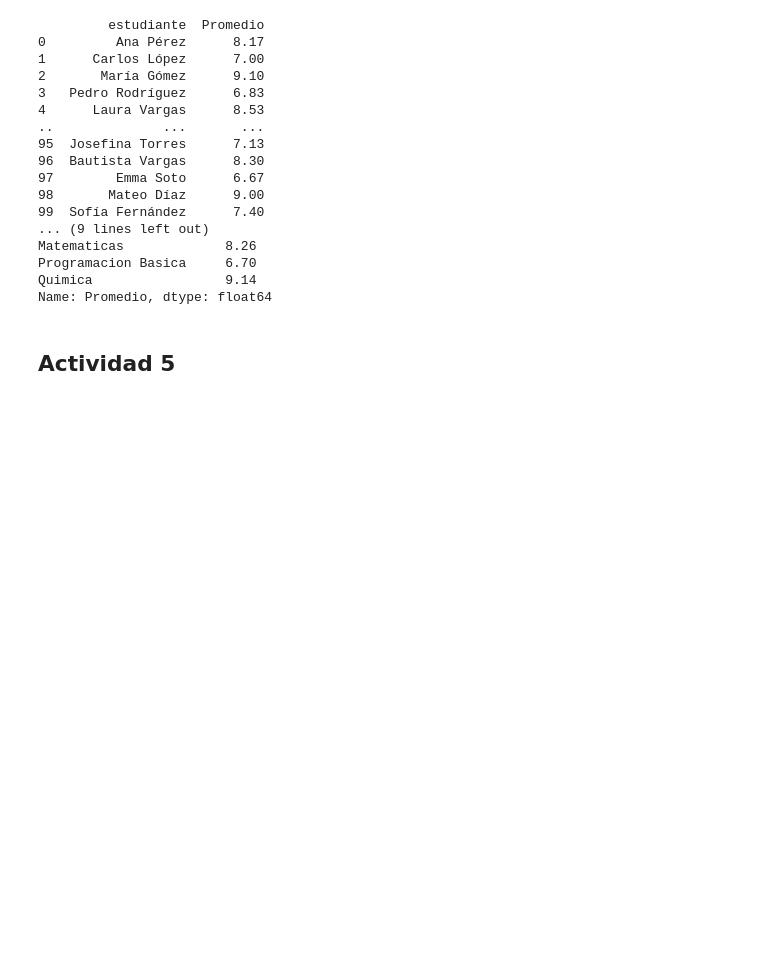
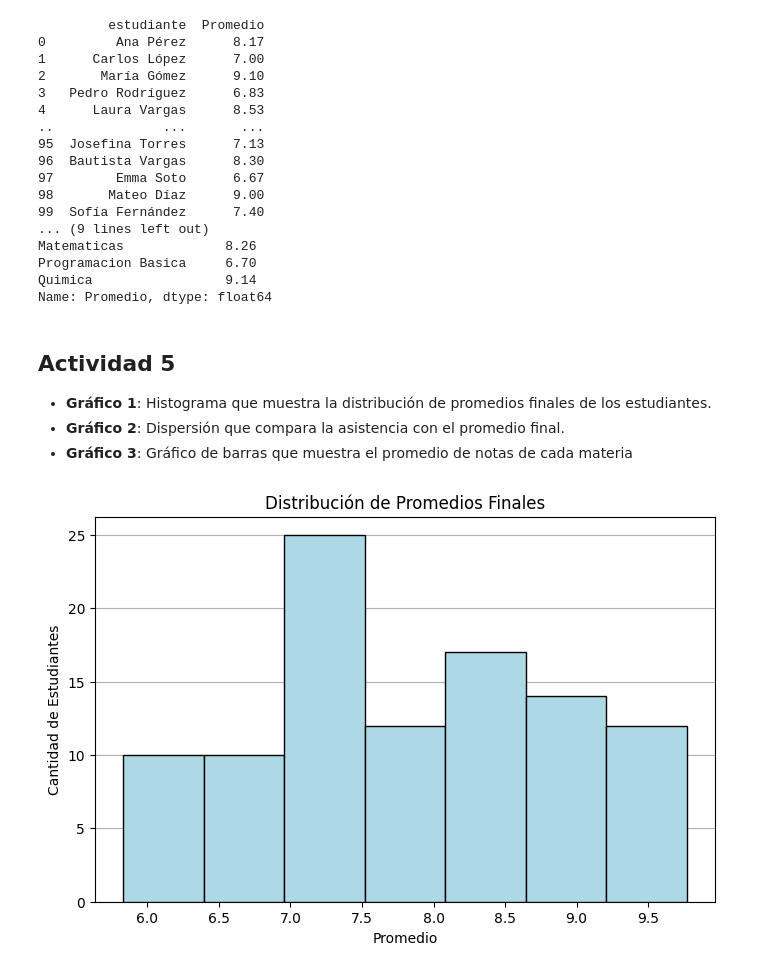
Before and after one commit to mateo-385/tlp3_modelo_parcial_mateo_cuella, a Jupyter notebook: main.ipynb, the cells around one changed output. Cells and saved outputs as stored; diff of their text form; code cells hidden in the pictures; blank space fills up the shorter version.

```diff
--- a/main.ipynb
+++ b/main.ipynb
@@ -181,3 +181,17 @@ Quimica                 9.14
 Name: Promedio, dtype: float64
 # %% [markdown]
 ## Actividad 5
+
+- **Gráfico 1**: Histograma que muestra la distribución de promedios finales de los estudiantes.
+- **Gráfico 2**: Dispersión que compara la asistencia con el promedio final.
+- **Gráfico 3**: Gráfico de barras que muestra el promedio de notas de cada materia
+# %%
+plt.figure(figsize=(8, 5))
+plt.hist(df["Promedio"], bins=7, color='lightblue', edgecolor='black', zorder=3  )
+plt.title("Distribución de Promedios Finales")
+plt.xlabel("Promedio")
+plt.ylabel("Cantidad de Estudiantes")
+plt.grid(axis="y", zorder=0)
+plt.show()
+# %% [output]
+[figure, added]
```
Also changed, not shown: parts of 3 cells of this notebook.
